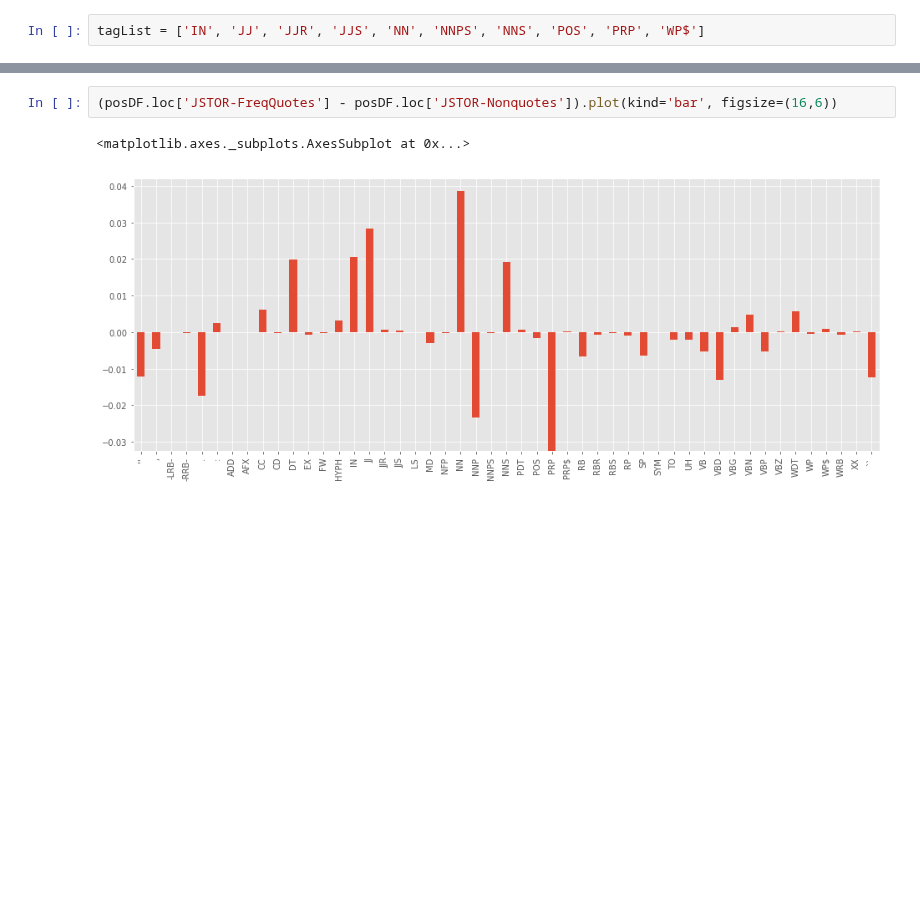
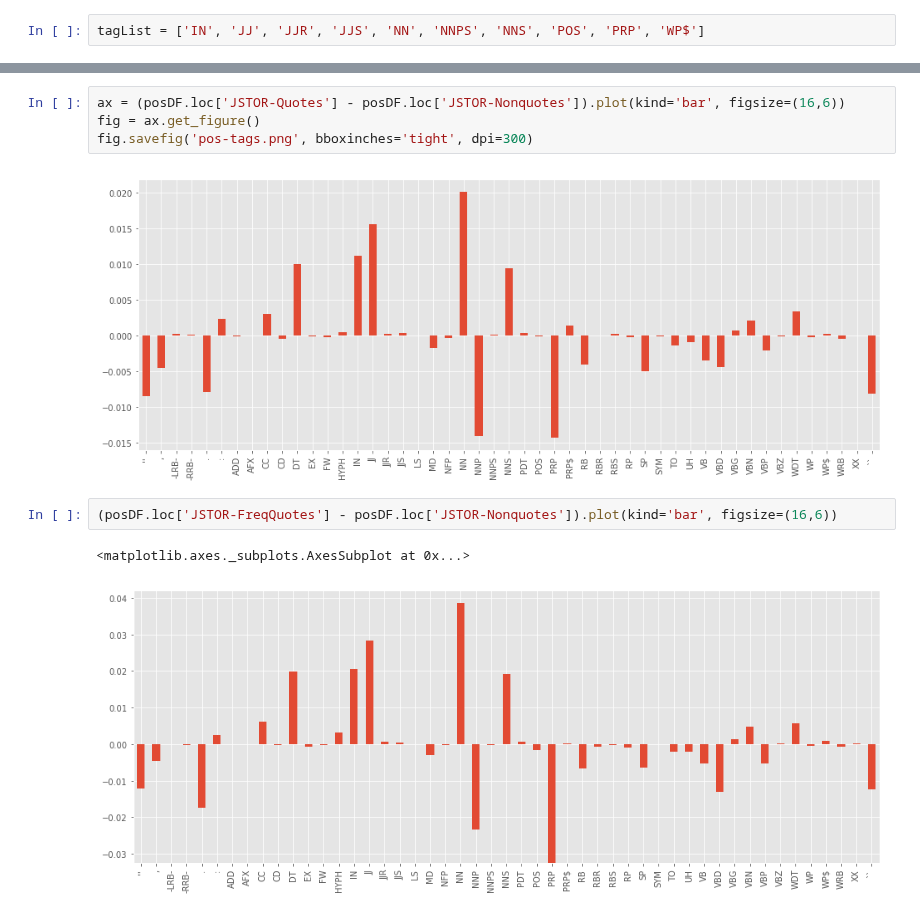
Before and after one commit to lit-mod-viz/middlemarch-critical-histories, a Jupyter notebook: notebooks/quoted-language.ipynb, the cells around one changed output, grey strips where cells are left out. Cells and saved outputs as stored; diff of their text form; blank space fills up the shorter version.

```diff
--- a/notebooks/quoted-language.ipynb
+++ b/notebooks/quoted-language.ipynb
@@ -152,3 +152,9 @@ posDF[['JJR', 'JJS']].T.plot(kind='bar', figsize=(16,6))
+# %%
+ax = (posDF.loc['JSTOR-Quotes'] - posDF.loc['JSTOR-Nonquotes']).plot(kind='bar', figsize=(16,6))
+fig = ax.get_figure()
+fig.savefig('pos-tags.png', bboxinches='tight', dpi=300)
+# %% [output]
+[figure, added]
 # %%
 (posDF.loc['JSTOR-FreqQuotes'] - posDF.loc['JSTOR-Nonquotes']).plot(kind='bar', figsize=(16,6))
 # %% [output]
```
Also changed, not shown: parts of 6 cells of this notebook, 10 other files.
